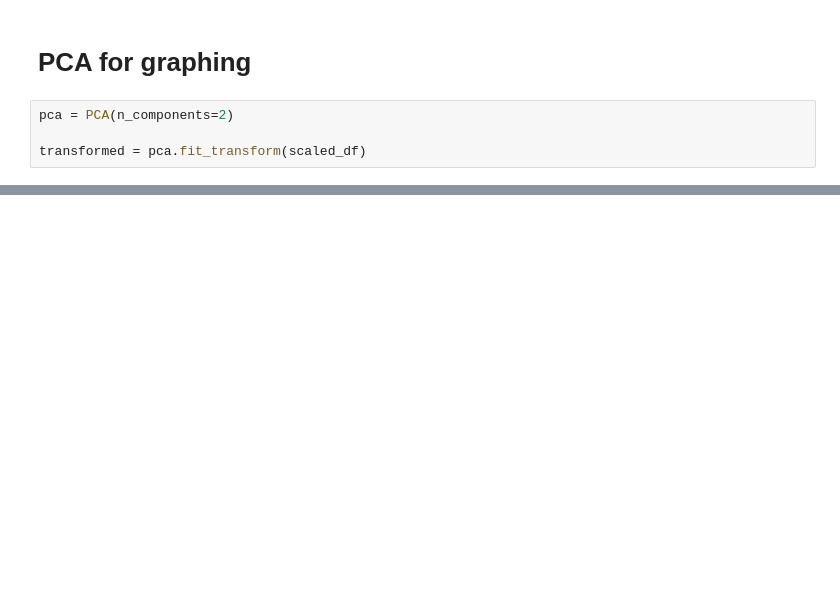
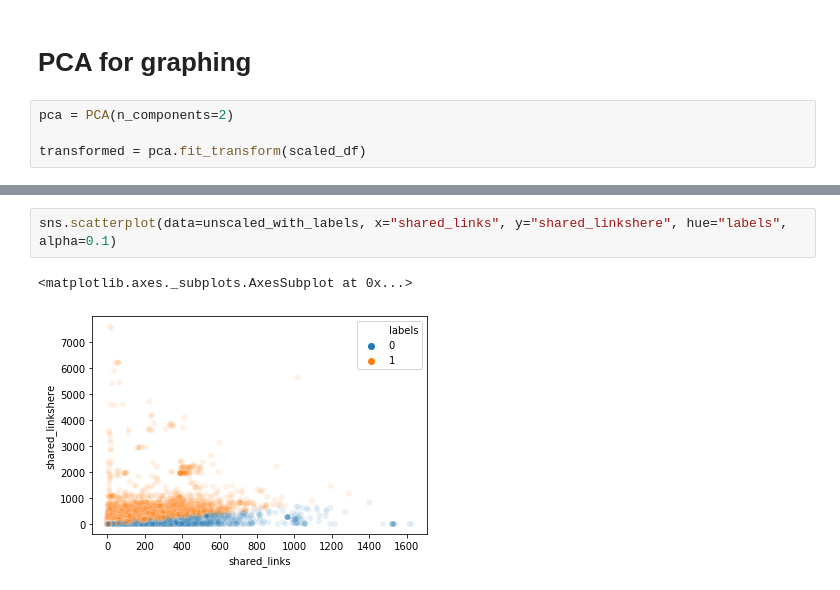
Before and after one commit to QED0711/wiki_learn, a Jupyter notebook: exploration/clustering_and_graphing_exploration.ipynb, the cells around one changed output, grey strips where cells are left out. Cells and saved outputs as stored; diff of their text form; blank space fills up the shorter version.

```diff
--- a/exploration/clustering_and_graphing_exploration.ipynb
+++ b/exploration/clustering_and_graphing_exploration.ipynb
@@ -120,0 +141,5 @@ plt.show()
+# %%
+sns.scatterplot(data=unscaled_with_labels, x="shared_links", y="shared_linkshere", hue="labels", alpha=0.1)
+# %% [output]
+<matplotlib.axes._subplots.AxesSubplot at 0x...>
+[figure, added]
```
Also changed, not shown: parts of 11 cells of this notebook, 2 other files.
